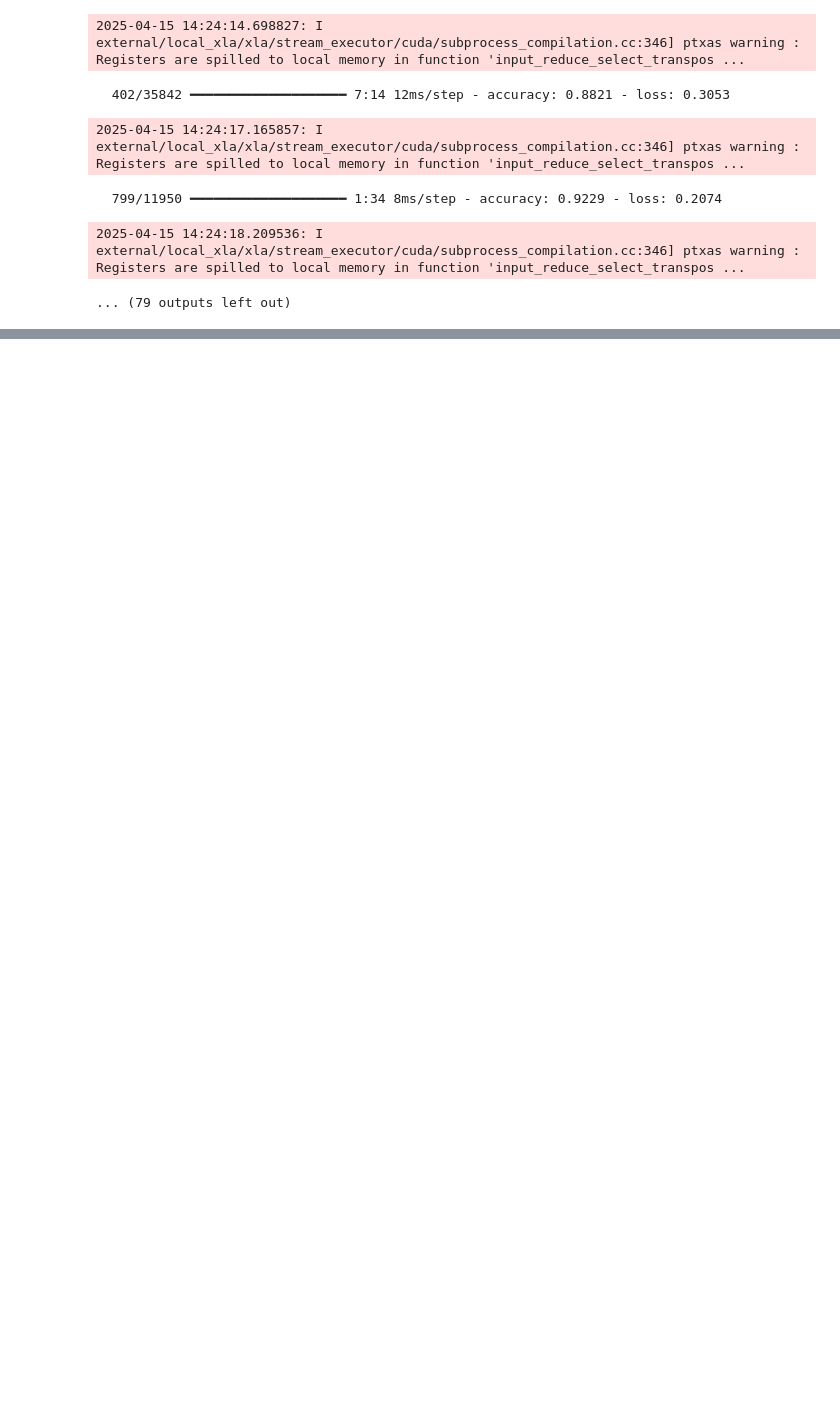
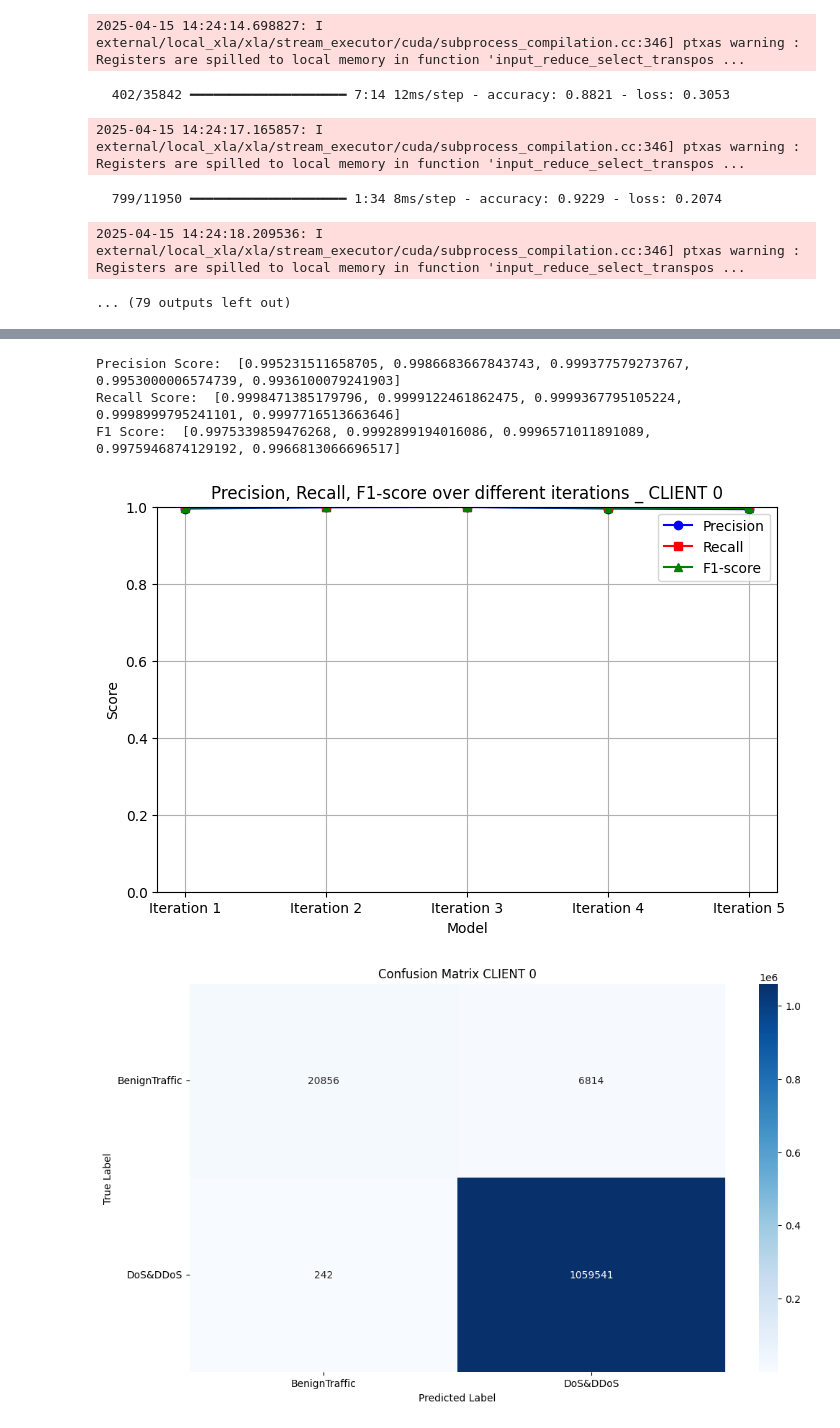
Before and after one commit to HocVoNgThai/Enhancing-Privacy-Preservation-of-Federated-Learning-for-Intrusion-Detection-System, a Jupyter notebook: CNN_Init_FL_simulation.ipynb, the cells around one changed output, grey strips where cells are left out. Saved outputs shown, nothing was run; the diff lists cells and outputs as text; code cells hidden in the pictures; blank space fills up the shorter version.

```diff
--- a/CNN_Init_FL_simulation.ipynb
+++ b/CNN_Init_FL_simulation.ipynb
@@ -274,0 +322,77 @@ print (models)
+# %%
+print("Precision Score: ", precisions)
+print("Recall Score: ", recalls)
+print("F1 Score: ", f1s)
+
+
+# Vẽ biểu đồ
+plt.figure(figsize=(8, 5))
+plt.plot(Iterations, precisions, marker='o', linestyle='-', label="Precision", color='blue')
+plt.plot(Iterations, recalls, marker='s', linestyle='-', label="Recall", color='red')
+plt.plot(Iterations, f1s, marker='^', linestyle='-', label="F1-score", color='green')
+
+# Thêm tiêu đề và nhãn
+plt.xlabel("Model")
+plt.ylabel("Score")
+plt.title("Precision, Recall, F1-score over different iterations _ CLIENT 0")
+plt.legend()
+plt.ylim(0, 1)  # Giới hạn từ 0 đến 1
+plt.grid(True)
+
+# Hiển thị đồ thị
+plt.show()
+
+
+attack_types = ['BenignTraffic', 'DoS&DDoS']
+cm = confusion_matrix(y_test, y_pred)
+    # Vẽ heatmap
+plt.figure(figsize=(12, 7))
+sns.heatmap(cm, annot=True, fmt="d", cmap="Blues", xticklabels=attack_types, yticklabels=attack_types)
+plt.yticks(rotation=360)
+# Thêm nhãn
+plt.xlabel("Predicted Label")
+plt.ylabel("True Label")
+plt.title("Confusion Matrix CLIENT 0")
+
+# Hiển thị
+plt.show()
+
+
+# attack_types = ['BenignTraffic', 'DDoS-ICMP_Flood', 'DDoS-PSHACK_Flood', 'DDoS-RSTFINFlood', 'DDoS-SYN_Flood',
+#                    'DDoS-SynonymousIP_Flood', 'DDoS-TCP_Flood', 'DDoS-UDP_Flood', 'DoS-SYN_Flood', 'DoS-TCP_Flood', 'DoS-UDP_Flood']
+
+metrics = []
+
+# Số lượng lớp (10 lớp)
+num_classes = len(attack_types)
+
+# Duyệt từng lớp để tính TP, FP, TN, FN
+for i in range(num_classes):
+    TP = cm[i, i]
+    FP = cm[:, i].sum() - TP
+    FN = cm[i, :].sum() - TP
+    TN = cm.sum() - (TP + FP + FN)
+
+    metrics.append([attack_types[i], TP, FP, TN, FN])
+
+# Chuyển thành DataFrame
+df_metrics = pd.DataFrame(metrics, columns=["Attack_Types", "TP", "FP", "TN", "FN"])
+
+# Vẽ biểu đồ
+df_metrics.set_index("Attack_Types").plot(kind="bar", figsize=(12, 5), colormap="viridis")
+
+# Thêm nhãn
+plt.xlabel("Class")
+plt.ylabel("Count")
+plt.title("TP, FP, TN, FN for Each Class CLIENT 0")
+plt.xticks(rotation=45)
+plt.legend(["TP", "FP", "TN", "FN"])
+
+# Hiển thị
+plt.show()
+# %% [output]
+Precision Score:  [0.995231511658705, 0.9986683667843743, 0.999377579273767, 0.9953000006574739, 0.9936100079241903]
+Recall Score:  [0.9998471385179796, 0.9999122461862475, 0.9999367795105224, 0.9998999795241101, 0.9997716513663646]
+F1 Score:  [0.9975339859476268, 0.9992899194016086, 0.9996571011891089, 0.9975946874129192, 0.9966813066696517]
+[figure, added]
+[figure, added]
```
Also changed, not shown: parts of 15 cells of this notebook, 1 other file.
